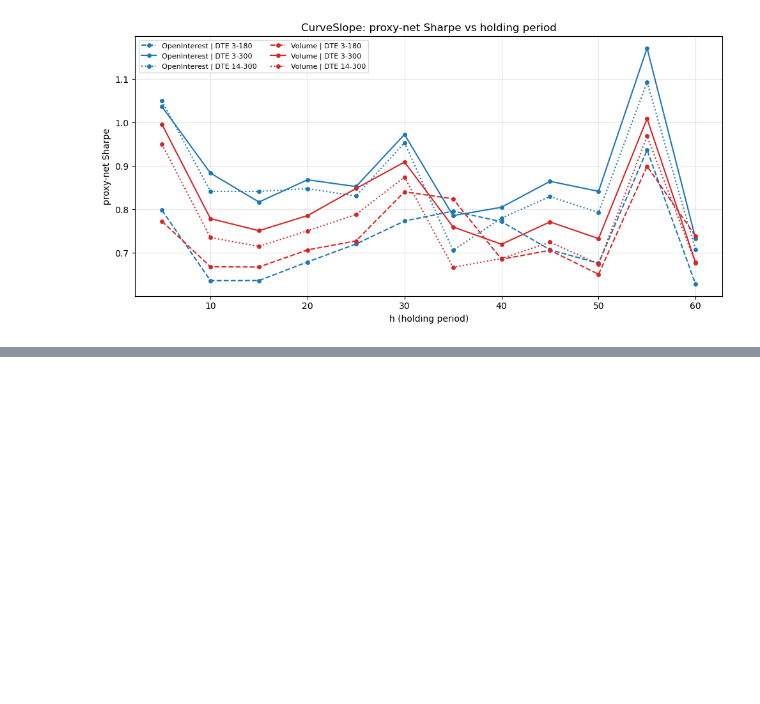
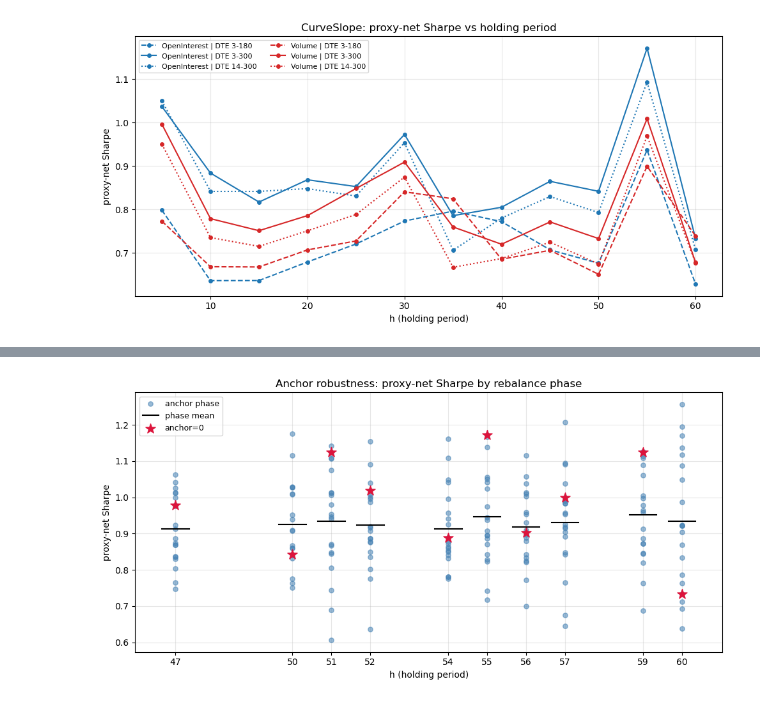
Before and after one commit to JesseGXQ/early-bird-alpha, a Jupyter notebook: research/notebooks/202611/curve_slope.ipynb, the cells around one changed output, grey strips where cells are left out. Cells and saved outputs as stored; diff of their text form; code cells hidden in the pictures; blank space fills up the shorter version.

Commit message:
feat(factors.diagnostic_portfolio.robustness): 增加组合实验-调仓时点稳健性（rebalace timing luck） 检验组件 - 同时增加对 `examine_rebalance_timing_luck` 增加并行化（进程池）。

```diff
--- a/research/notebooks/202611/curve_slope.ipynb
+++ b/research/notebooks/202611/curve_slope.ipynb
@@ -372,0 +385,78 @@ plt.show()
+# %%
+# Anchor robustness: fix factor/dataset/spec, vary only RebalanceConfig.anchor.
+anchor_h_values = [47, 50, 51, 52, 54, 55, 56, 57, 59, 60]
+n_anchors = 20
+anchor_signal_values = factor_values['OI_3-300']
+timeline = pd.DatetimeIndex(
+    dataset.main_panel.index.get_level_values('timestamp')
+    .unique().sort_values()
+)
+
+anchor_rows: list[dict[str, Any]] = []
+for h in anchor_h_values:
+    offsets = np.unique(
+        np.linspace(0, h - 1, n_anchors).round().astype(int))
+    for offset in offsets:
+        anchor = timeline[int(offset)]
+        signal = replace(presets.base_signal, values=anchor_signal_values)
+        rebalance = replace(
+            presets.base_rebalance_config, interval=h, anchor=anchor)
+        spec = replace(presets.mrls_base_spec, rebalance=rebalance)
+        runner = DiagnosticPortfolioExperimentRunner(
+            signal=signal, dataset=dataset, spec=spec)
+        result = runner.run()
+        perf = result.performance
+        anchor_rows.append({
+            'h': h,
+            'anchor_offset': int(offset),
+            'anchor': anchor,
+            'net_sharpe': float(perf.loc['proxy_net', 'sharpe']),
+            'net_cagr': float(perf.loc['proxy_net', 'cagr']),
+            'rebalance_count': int(result.rebalance_flags.sum()),
+        })
+    print(f'h={h}: {len(offsets)} anchors done', flush=True)
+
+anchor_runs = pd.DataFrame(anchor_rows)
+anchor_summary = (
+    anchor_runs.groupby('h')['net_sharpe']
+    .agg(['count', 'mean', 'std', 'min', 'median', 'max'])
+)
+anchor_zero = (
+    anchor_runs.loc[anchor_runs['anchor_offset'] == 0]
+    .set_index('h')['net_sharpe']
+)
+anchor_summary['anchor0'] = anchor_zero
+anchor_summary['anchor0_percentile'] = [
+    float((anchor_runs.loc[anchor_runs['h'] == h, 'net_sharpe']
+           <= anchor_zero.loc[h]).mean())
+    for h in anchor_summary.index
+]
+anchor_summary.index.name = 'h'
+display(anchor_summary.round(4))
+
+fig, ax = plt.subplots(figsize=(10, 5))
+for h, group in anchor_runs.groupby('h'):
+    ax.scatter(
+        [h] * len(group), group['net_sharpe'],
+        color='steelblue', alpha=0.55, s=28, zorder=2,
+        label='anchor phase' if h == anchor_h_values[0] else None,
+    )
+    ax.plot(
+        [h - 0.35, h + 0.35], [group['net_sharpe'].mean()] * 2,
+        color='black', linewidth=1.5, zorder=3,
+        label='phase mean' if h == anchor_h_values[0] else None,
+    )
+    ax.scatter(
+        [h], [anchor_zero.loc[h]], color='crimson', marker='*',
+        s=130, zorder=4,
+        label='anchor=0' if h == anchor_h_values[0] else None,
+    )
+ax.set_xticks(anchor_h_values)
+ax.set_xlabel('h (holding period)')
+ax.set_ylabel('proxy-net Sharpe')
+ax.set_title('Anchor robustness: proxy-net Sharpe by rebalance phase')
+ax.grid(True, alpha=0.3)
+ax.legend(fontsize=9)
+fig.tight_layout()
+plt.show()
+# %% [output]
@@ -372,0 +485 @@ plt.show()
+[figure, added]
```
Also changed, not shown: parts of 9 cells of this notebook, 6 other files.
